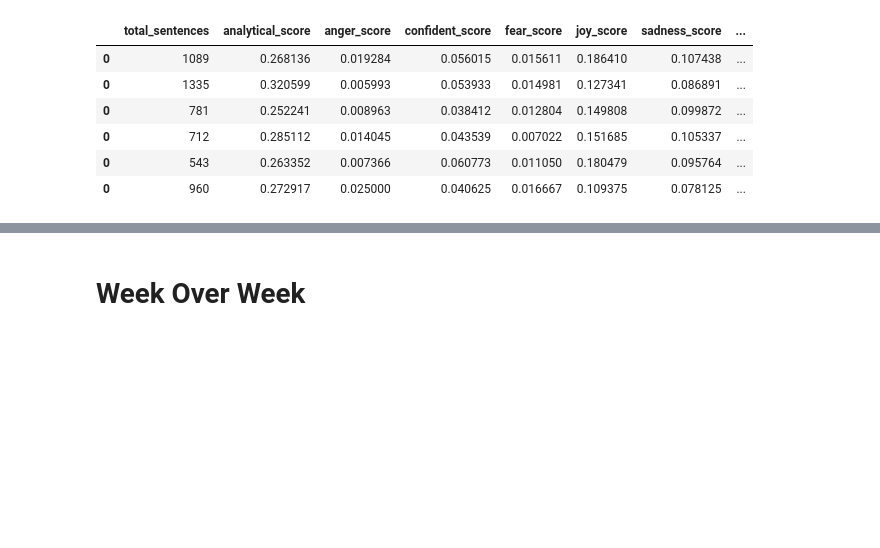
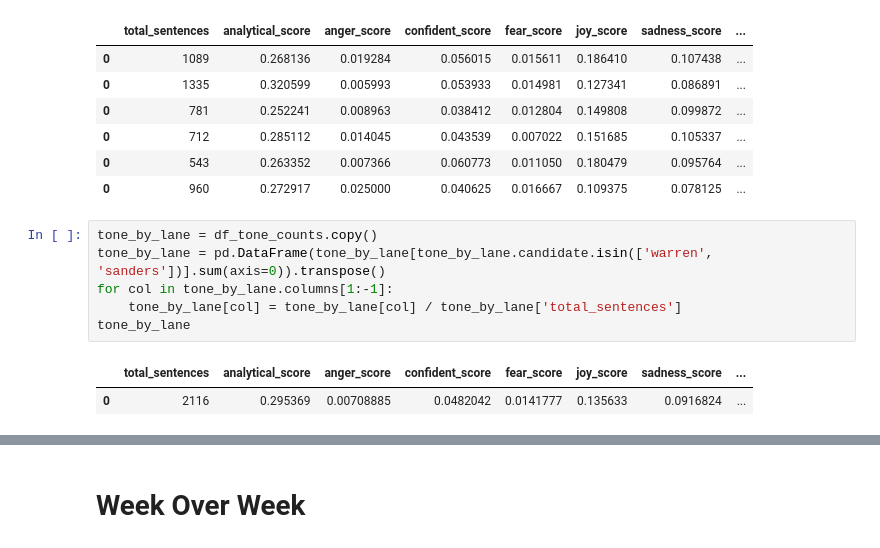
Before and after one commit to willyraedy/bpi_take_home, a Jupyter notebook: notebooks/EDA - Articles.ipynb, the cells around one changed output, grey strips where cells are left out. Drawn from its saved outputs; the diff is of its cells as text; blank space fills up the shorter version.

```diff
--- a/notebooks/EDA - Articles.ipynb
+++ b/notebooks/EDA - Articles.ipynb
@@ -364,3 +366,12 @@ df_tone_perc
 | 0 | 712 | 0.285112 | 0.014045 | 0.043539 | 0.007022 | 0.151685 | 0.105337 | ... |
 | 0 | 543 | 0.263352 | 0.007366 | 0.060773 | 0.011050 | 0.180479 | 0.095764 | ... |
 | 0 | 960 | 0.272917 | 0.025000 | 0.040625 | 0.016667 | 0.109375 | 0.078125 | ... |
+# %%
+tone_by_lane = df_tone_counts.copy()
+tone_by_lane = pd.DataFrame(tone_by_lane[tone_by_lane.candidate.isin(['warren', 'sanders'])].sum(axis=0)).transpose()
+for col in tone_by_lane.columns[1:-1]:
+    tone_by_lane[col] = tone_by_lane[col] / tone_by_lane['total_sentences']
+tone_by_lane
+# %% [output]
+|  | total_sentences | analytical_score | anger_score | confident_score | fear_score | joy_score | sadness_score | ... |
+| 0 | 2116 | 0.295369 | 0.00708885 | 0.0482042 | 0.0141777 | 0.135633 | 0.0916824 | ... |
```
Also changed, not shown: parts of 3 cells of this notebook, 3 other files.
